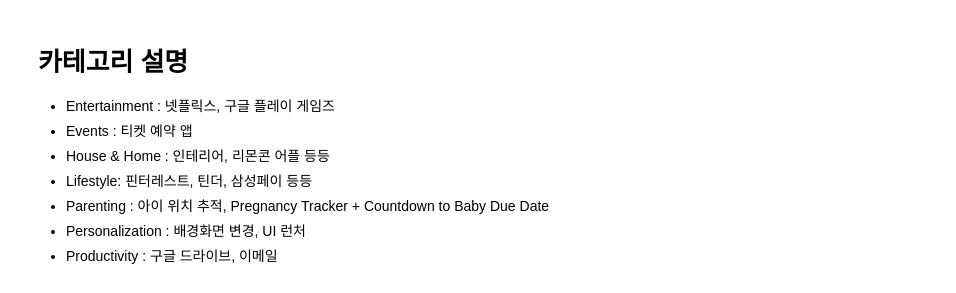
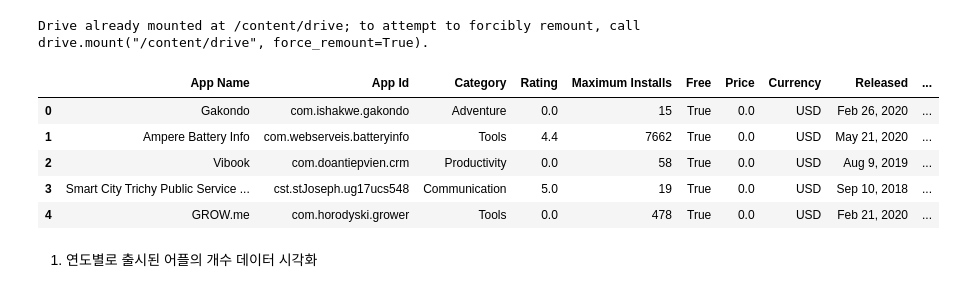
Before and after one commit to wintermooon/Appbti, a Jupyter notebook: data analysis/data.ipynb, the cells around one changed output. Cells and saved outputs as stored; diff of their text form; code cells hidden in the pictures.

Commit message:
[Create]: data-220422

```diff
--- a/data analysis/data.ipynb
+++ b/data analysis/data.ipynb
@@ -487,9 +0,0 @@ array(['Action', 'Adventure', 'Arcade', 'Art & Design', 'Auto & Vehicles',
-# %% [markdown]
-# 카테고리 설명
-* Entertainment : 넷플릭스, 구글 플레이 게임즈
-* Events : 티켓 예약 앱
-* House & Home : 인테리어, 리몬콘 어플 등등
-* Lifestyle: 핀터레스트, 틴더, 삼성페이 등등
-* Parenting : 아이 위치 추적, Pregnancy Tracker + Countdown to Baby Due Date
-* Personalization : 배경화면 변경, UI 런처
-* Productivity : 구글 드라이브, 이메일
@@ -497,0 +8,5 @@ data_2['Parent Category'] = data_2[data_2['Category'] in ['Action','Adventure','
+# %%
+from google.colab import drive
+drive.mount('/content/drive')
+# %% [output]
+Drive already mounted at /content/drive; to attempt to forcibly remount, call drive.mount("/content/drive", force_remount=True).
@@ -497,0 +15,12 @@ data_2['Parent Category'] = data_2[data_2['Category'] in ['Action','Adventure','
+# %%
+# 전처리
+# drop을 이용하여 사용하지 않을 컬럼 삭제
+data = data.drop(data.columns[[4,5,6,11,12,13,14,15,19,23]], axis=1)
+data.head()
+# %% [output]
+|  | App Name | App Id | Category | Rating | Maximum Installs | Free | Price | Currency | Released | ... |
+| 0 | Gakondo | com.ishakwe.gakondo | Adventure | 0.0 | 15 | True | 0.0 | USD | Feb 26, 2020 | ... |
+| 1 | Ampere Battery Info | com.webserveis.batteryinfo | Tools | 4.4 | 7662 | True | 0.0 | USD | May 21, 2020 | ... |
+| 2 | Vibook | com.doantiepvien.crm | Productivity | 0.0 | 58 | True | 0.0 | USD | Aug 9, 2019 | ... |
+| 3 | Smart City Trichy Public Service ... | cst.stJoseph.ug17ucs548 | Communication | 5.0 | 19 | True | 0.0 | USD | Sep 10, 2018 | ... |
+| 4 | GROW.me | com.horodyski.grower | Tools | 0.0 | 478 | True | 0.0 | USD | Feb 21, 2020 | ... |
@@ -497,0 +30,2 @@ data_2['Parent Category'] = data_2[data_2['Category'] in ['Action','Adventure','
+# %% [markdown]
+1. 연도별로 출시된 어플의 개수 데이터 시각화
```
Also changed, not shown: parts of 46 cells of this notebook, 1 other file.
